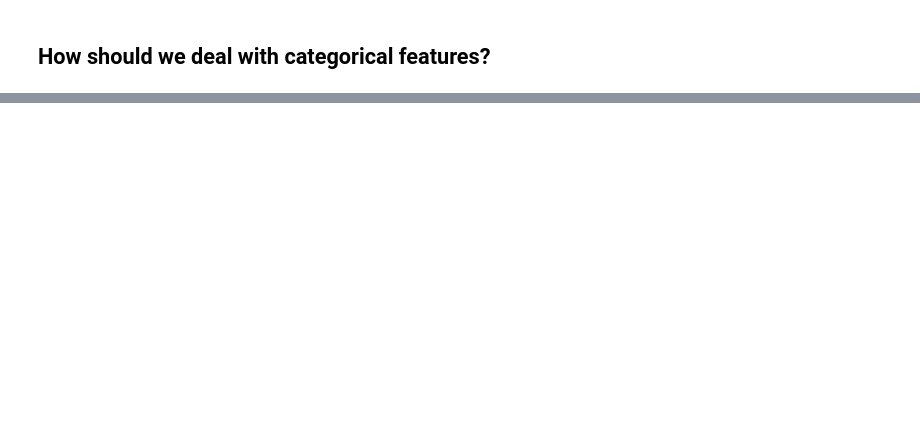
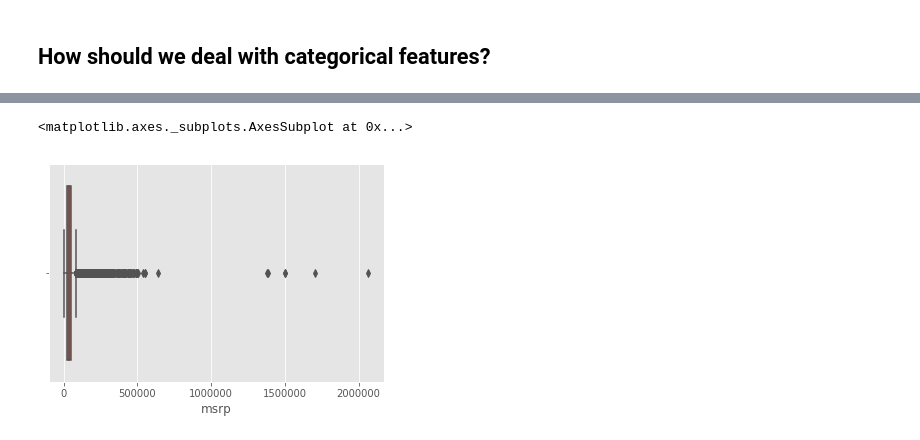
Before and after one commit to Amberlynnyandow/study-group-content, a Jupyter notebook: module_2/week_6_PT/Practice_Regression_nb.ipynb, the cells around one changed output, grey strips where cells are left out. Saved outputs shown, nothing was run; the diff lists cells and outputs as text; code cells hidden in the pictures; blank space fills up the shorter version.

```diff
--- a/module_2/week_6_PT/Practice_Regression_nb.ipynb
+++ b/module_2/week_6_PT/Practice_Regression_nb.ipynb
@@ -299,0 +363,5 @@ df.head()
+# %%
+sns.boxplot(x=df['msrp'])
+# %% [output]
+<matplotlib.axes._subplots.AxesSubplot at 0x...>
+[figure, added]
```
Also changed, not shown: parts of 53 cells of this notebook, 3 other files.
